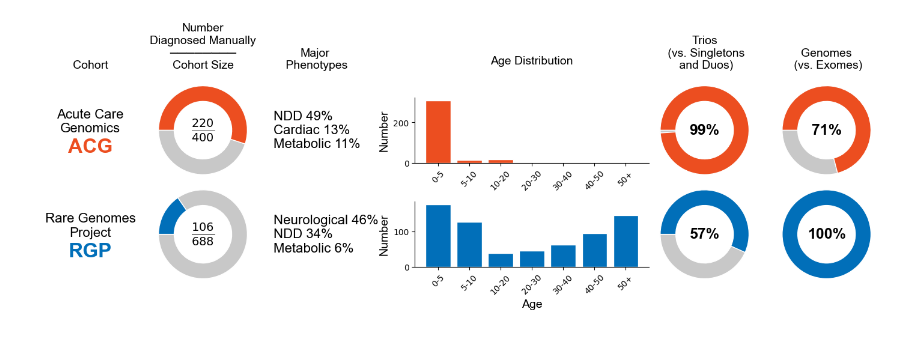
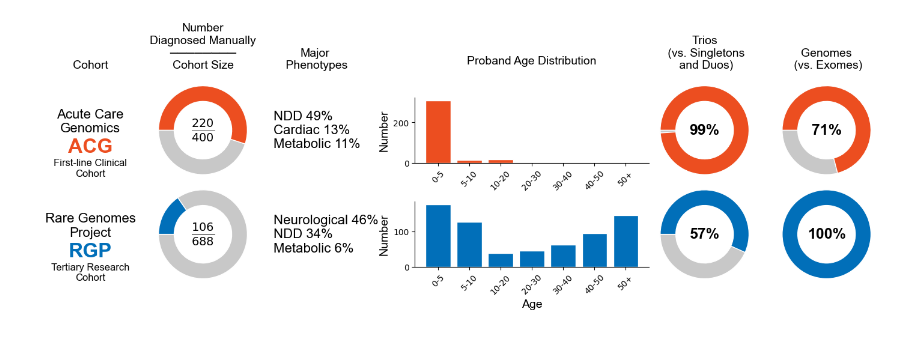
Before and after one commit to populationgenomics/talos_manuscript, a Jupyter notebook: Analyses/Jupyter_notebooks/Figure2_panel1.ipynb, the cells around one changed output. Drawn from its saved outputs; the diff is of its cells as text; code cells hidden in the pictures.

Commit message:
Figure 2 updates

```diff
--- a/Analyses/Jupyter_notebooks/Figure2_panel1.ipynb
+++ b/Analyses/Jupyter_notebooks/Figure2_panel1.ipynb
@@ -100,6 +100,8 @@ ax0 = fig.add_subplot(gs[0, 0])
 ax0.axis('off')  # Turn off the axis
 ax0.text(0.5, 0.55, 'Acute Care\nGenomics', ha='center', va='center', fontsize=16, fontname='Arial')
 ax0.text(0.5, 0.40, 'ACG', ha='center', va='center', fontsize=24, fontname='Arial', fontweight='bold', color='#EC4E20')
+ax0.text(0.5, 0.28, 'First-line Clinical\nCohort', ha='center', va='center', fontsize=12, fontname='Arial')
+
 
 # Second panel: Known Solves
 ax1 = fig.add_subplot(gs[0, 1])
@@ -110,19 +112,6 @@ outside, _ = ax1.pie(sizes1, radius=1, pctdistance=1 - width / 2, labels=labels1
 plt.setp(outside, width=width, edgecolor='white')
 kwargs = dict(size=20, fontweight='bold', va='center', fontname='Arial')
 ax1.text(0, 0, text1, ha='center', **kwargs)
-
-# # Third panel: Novel Solves
-# ax2 = fig.add_subplot(gs[0, 2])
-# ax2.axis('off')  # Turn off the axis
-# ax2.set_aspect('equal')  # Ensure the aspect ratio is equal
-# text2 = '{}'.format(countp2)
-# text2_2 = '\n (Percent: {:.0%})'.format(countp2/Total)
-# ax2.text(0.5, 0.65, text2, ha='center', va='center', fontsize=16, fontname='Arial', fontweight='bold')
-# ax2.text(0.5, 0.4, text2_2, ha='center', va='center', fontsize=16, fontname='Arial')
-
-# # Add a red circle around count of novel solves
-# circle = Circle((0.49, 0.67), 0.3, color='#EC4E20', fill=True, linewidth=2, alpha=0.5)
-# ax2.add_patch(circle)
 
 # Fourth panel: Major Phenotypes
 ax3 = fig.add_subplot(gs[0, 3])
@@ -169,12 +158,14 @@ plt.setp(outside, width=width, edgecolor='white')
 kwargs = dict(size=18, fontweight='bold', va='center', fontname='Arial')
 ax6.text(0, 0, text6, ha='center', **kwargs)
 
+
 # Second row (duplicate of the first row)
 # New first panel: Text only
 ax0_2 = fig.add_subplot(gs[1, 0])
 ax0_2.axis('off')  # Turn off the axis
 ax0_2.text(0.5, 0.55, 'Rare Genomes\nProject', ha='center', va='center', fontsize=16, fontname='Arial')
 ax0_2.text(0.5, 0.40, 'RGP', ha='center', va='center', fontsize=24, fontname='Arial', fontweight='bold', color='#016FB9')
+ax0_2.text(0.5, 0.28, 'Tertiary Research\nCohort', ha='center', va='center', fontsize=12, fontname='Arial')
 
 
 # Second panel: Known Solves
@@ -186,17 +177,6 @@ outside, _ = ax1_2.pie(sizes1_2, radius=1, pctdistance=1 - width / 2, labels=lab
 plt.setp(outside, width=width, edgecolor='white')
 kwargs = dict(size=20, fontweight='bold', va='center', fontname='Arial')
 ax1_2.text(0, 0, text1_2, ha='center', **kwargs)
-
-# # Third panel: Novel Solves
-# ax2_2 = fig.add_subplot(gs[1, 2])
-# ax2_2.set_aspect('equal')  # Ensure the aspect ratio is equal
-# ax2_2.axis('off')  # Turn off the axis
-# ax2_2.text(0.5, 0.65, text2, ha='center', va='center', fontsize=16, fontname='Arial', fontweight='bold')
-# ax2_2.text(0.5, 0.4, text2_2, ha='center', va='center', fontsize=16, fontname='Arial')
-
-# # Add a red circle around count of novel solves
-# circle = Circle((0.49, 0.67), 0.3, color='#EC4E20', fill=True, linewidth=2, alpha=0.5)
-# ax2_2.add_patch(circle)
 
 # Fourth panel: Major Phenotypes
 ax3_2 = fig.add_subplot(gs[1, 3])
@@ -234,32 +214,32 @@ kwargs = dict(size=18, fontweight='bold', va='center', fontname='Arial')
 ax5_2.text(0, 0, text5_2, ha='center', **kwargs)
 
 # Seventh panel: Pie chart
 ax6_2 = fig.add_subplot(gs[1, 6])
 ax6_2.axis('equal')
 width = 0.35
 kwargs = dict(colors=col6_2, startangle=180)
 outside, _ = ax6_2.pie(sizes6_2, radius=1, pctdistance=1 - width / 2, labels=labels6_2, **kwargs)
 plt.setp(outside, width=width, edgecolor='white')
 kwargs = dict(size=18, fontweight='bold', va='center', fontname='Arial')
 ax6_2.text(0, 0, text6_2, ha='center', **kwargs)
 
 # Add titles
 # Why do these have this strange "y" value? See this github issue for more info:
 # https://github.com/matplotlib/matplotlib/issues/16805#issuecomment-600277360
 # Hopefully at some point an update will fix this
 
 ax0.set_title('Cohort', fontsize=14, fontname='Arial', pad=-30, y=1.000001)
 ax1.set_title('Number\nDiagnosed Manually\n────────\nCohort Size', fontsize=14, fontname='Arial', pad=-30, y=1.000001)
 #ax2.set_title('Novel Solves\n Found with Talos', fontsize=14, fontname='Arial', pad=81)
 ax3.set_title('Major\n Phenotypes', fontsize=14, fontname='Arial', pad=-30, y=1.000001)
-ax4.set_title('Age Distribution', fontsize=14, fontname='Arial', pad=40)  # Adjust the pad value to move the title higher
+ax4.set_title('Proband Age Distribution', fontsize=14, fontname='Arial', pad=40)  # Adjust the pad value to move the title higher
 ax5.set_title('Trios\n (vs. Singletons\n and Duos)', fontsize=14, fontname='Arial', pad=-30, y=1.000001)
 ax6.set_title('Genomes\n (vs. Exomes)', fontsize=14, fontname='Arial', pad=-30, y=1.000001)
 
 
 # Adjust layout
 plt.tight_layout()
 
 fig.savefig('../../Figures/Fig2/Fig2_panel1.png')
 # %% [output]
-[figure, old version]
+[figure, new version]
```
Also changed, not shown: parts of 1 cell of this notebook, 1 other file.
